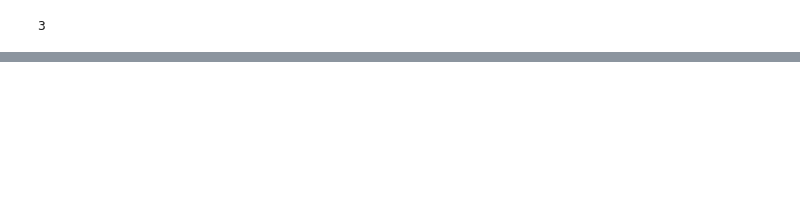
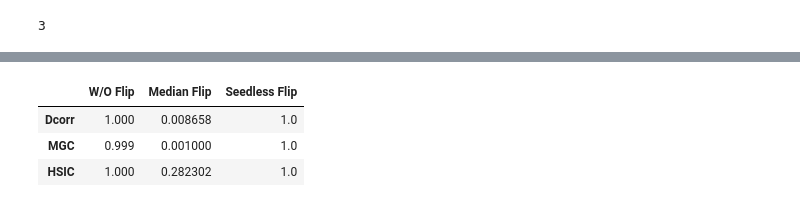
Before and after one commit to neurodata/j1c-experiments, a Jupyter notebook: ldt/drosophila.ipynb, the cells around one changed output, grey strips where cells are left out. Saved outputs shown, nothing was run; the diff lists cells and outputs as text; code cells hidden in the pictures; blank space fills up the shorter version.

Commit message:
ksample results

```diff
--- a/ldt/drosophila.ipynb
+++ b/ldt/drosophila.ipynb
@@ -108,0 +106,25 @@ fig.savefig("flip_seedless.png", dpi=300, bbox_inches="tight")
+# %%
+tests = [KSample('Dcorr'), KSample('MGC'), KSample('HSic', compute_distance=gaussian)]
+datas = [(X1_hat, X2_hat), (X1_hat_flipped, X2_hat_flipped), (X1_hat_seedless, X2_hat)]
+
+
+pvals = []
+for data in datas:
+    for test in tests:
+        res = test.test(*data)
+        pvals.append(res[1])
+
+pvals = np.array(pvals).reshape(3, -1).T
+# %%
+df = pd.DataFrame(
+    pvals,
+    columns=['W/O Flip', 'Median Flip', 'Seedless Flip'],
+    index=['Dcorr', 'MGC', 'HSIC']
+)
+# %%
+df
+# %% [output]
+|  | W/O Flip | Median Flip | Seedless Flip |
+| Dcorr | 1.000 | 0.008658 | 1.0 |
+| MGC | 0.999 | 0.001000 | 1.0 |
+| HSIC | 1.000 | 0.282302 | 1.0 |
```
Also changed, not shown: parts of 7 cells of this notebook, 3 other files.
